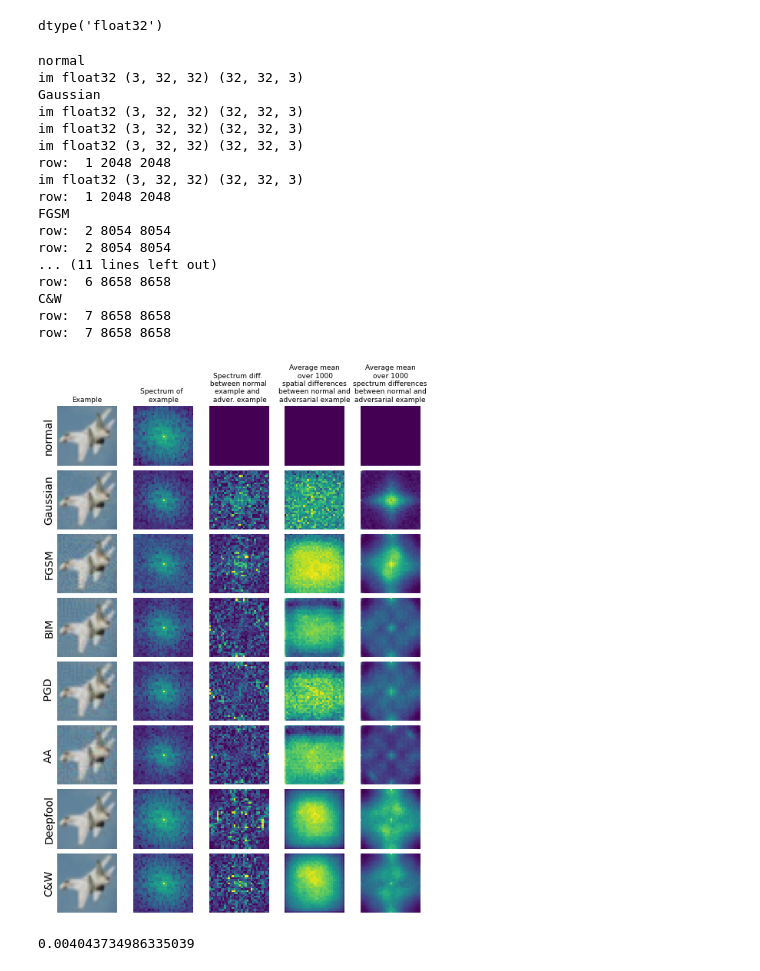
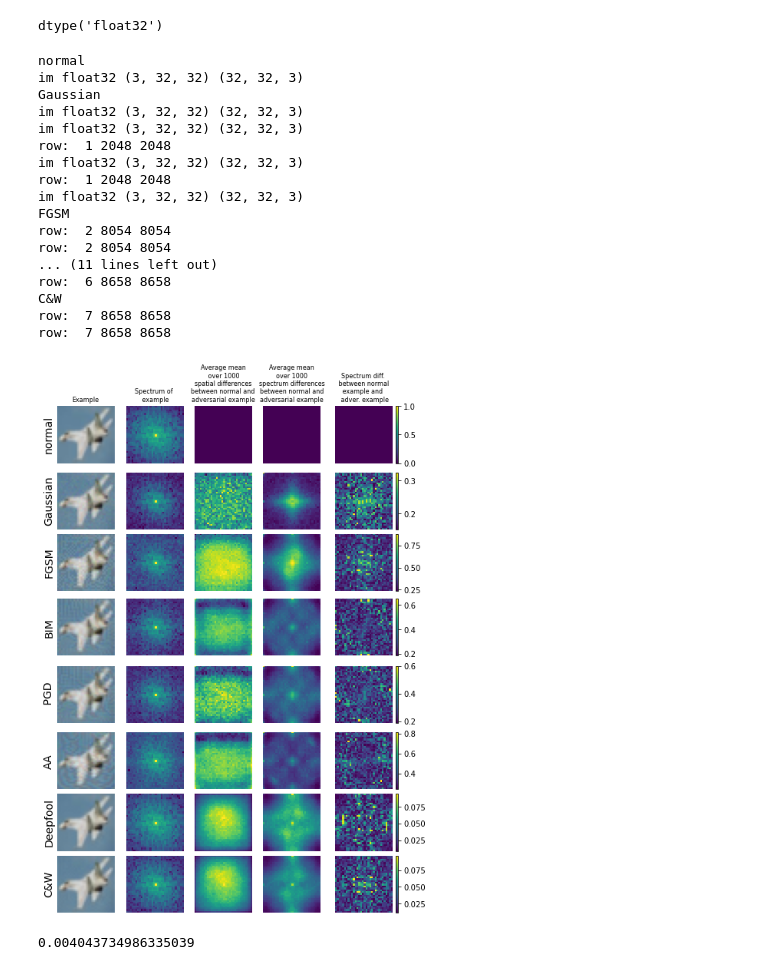
Before and after one commit to adverML/SpectralDefense, a Jupyter notebook: src/analysis/spectrum_vis_final.ipynb, the cells around one changed output. Saved outputs shown, nothing was run; the diff lists cells and outputs as text; code cells hidden in the pictures.

```diff
--- a/src/analysis/spectrum_vis_final.ipynb
+++ b/src/analysis/spectrum_vis_final.ipynb
@@ -372,7 +375,7 @@ nr_accumulated = 1000
 rows = 8
 cols = 5
 noise_typ = "gauss"
-fontsize_col=9
+fontsize_col=8
 
 fig, axes = plt.subplots(rows, cols, figsize=(7,10), constrained_layout=True,)
 # fig, axes = plt.subplots(7,3, figsize=(7,14), gridspec_kw={'wspace':0.1, 'hspace':0.1, 'top':0.9,'bottom':0.11})
@@ -422,26 +425,15 @@ for row in range(rows):
             magnitude_spectrum = calc_magnitude_spectrum(fshift0, scale_factor=5, unit=1)
 
             ax.matshow( np.abs(magnitude_spectrum),  )
+            # ax.matshow( magnitude_spectrum,  )
             ax.set_xticks([])
             ax.set_yticks([])
             if row == 0:
                 ax.set_title('Spectrum of \n example', fontsize=fontsize_col)
 
-        if col == 2:
-            spec_dif = np.abs(ad_fft - fft)
-            if row == 0:
-                im_spec = ax.imshow(np.zeros((32,32)), vmin=0,)
-            else:
-                im_spec = ax.matshow(spec_dif, )
-                ax.set_xticks([])
-                ax.set_yticks([])
-
-            if row== 0:
-                ax.set_title('Spectrum diff. \n between normal \n example and  \n adver. example', fontsize=fontsize_col)
-                # ax.set_title('|fft(Exa)-fft(Adv)|', fontsize=fontsize_col)
 
 
-        if col == 3:
+        if col == 2:
             if row == 0:
                 # ax.set_title('$|Exa_i-Adv_i|_i / n$'.format(nr_accumulated), fontsize=fontsize_col)
                 ax.set_title('Average mean\n over {}\nspatial differences\nbetween normal and\nadversarial example'.format(nr_accumulated), fontsize=fontsize_col)
@@ -459,55 +451,73 @@ for row in range(rows):
                     acc_spatial = accumulated_ort(attack, ori, row, n=9, max_im=nr_accumulated)
 
                 im_acc = ax.matshow( acc_spatial.sum(axis=0) )
+
             ax.set_xticks([])
             ax.set_yticks([])
 
-        if col == 4:
+        if col == 3:
             if row == 0:
                 # ax.set_title('Accum Spec {}'.format(nr_accumulated))
                 ax.set_title('Average mean\nover {}\nspectrum differences\nbetween normal and\nadversarial example'.format(nr_accumulated), fontsize=fontsize_col)
                 # ax.set_title('$|fft(Exa_i)-fft(Adv_i)|_i / n$'.format(nr_accumulated), fontsize=fontsize_col)
-                im_acc = ax.matshow(np.zeros((32,32)), )
+                # im_acc = ax.imshow(np.zeros((32,32)))
+                im_acc = ax.imshow(np.zeros((32,32)),vmin=0, vmax=1)
             else:
                 print("row: ", row, len(origs[row]), len(attack))
                 ori = origs[row]
                 if MAX_PROJ:
-                    acc_im = accumulated(attack, ori, row, n=9, max_im=nr_accumulated)
+                    acc_im = accumulated_mean(attack, ori, row, n=9, max_im=nr_accumulated)
                 else:
                     if row == 1:
                         acc_im = accumulated_mean(ori   , ori, row, n=9, max_im=nr_accumulated, noise_typ=noise_typ )
                     else:
                         acc_im = accumulated_mean(attack, ori, row, n=9, max_im=nr_accumulated)
 
                 im_acc = ax.matshow(acc_im,  )
+
             ax.set_xticks([])
             ax.set_yticks([])
 
+
+
+        if col == 4:
+            spec_dif = np.abs(ad_fft - fft)
+            if row == 0:
+                im_spec = ax.imshow(np.zeros((32,32)),vmin=0, vmax=1)
+            else:
+                im_spec = ax.matshow(spec_dif, vmin=0,)
+                ax.set_xticks([])
+                ax.set_yticks([])
+
+            fig.colorbar(im_acc, ax=ax)
+            if row== 0:
+                ax.set_title('Spectrum diff. \n between normal \n example and  \n adver. example', fontsize=fontsize_col)
+                # ax.set_title('|fft(Exa)-fft(Adv)|', fontsize=fontsize_col)
 
 # fig.savefig('attack_compare', bbox_inches='tight', dpi=300)
 # fig.savefig('attack_compare_avg_' + str(nr_accumulated) + '.pdf', bbox_inches='tight', dpi=300)
 # fig.savefig('attack_compare_acc_' + str(nr_accumulated) + '.pdf', bbox_inches='tight', dpi=300)
 
 # fig.savefig('attack_compare.svg', bbox_inches='tight', dpi=300)
 # %% [output]
 normal
 im float32 (3, 32, 32) (32, 32, 3)
 Gaussian
 im float32 (3, 32, 32) (32, 32, 3)
 im float32 (3, 32, 32) (32, 32, 3)
+row:  1 2048 2048
 im float32 (3, 32, 32) (32, 32, 3)
 row:  1 2048 2048
 im float32 (3, 32, 32) (32, 32, 3)
-row:  1 2048 2048
 FGSM
 row:  2 8054 8054
 row:  2 8054 8054
 ... (11 lines left out)
 row:  6 8658 8658
 C&W
 row:  7 8658 8658
 row:  7 8658 8658
-[figure, old version]
+[figure, new version]
 # %%
 # fig.savefig('attacks_' + str(nr_accumulated) + '_tmp.pdf', bbox_inches='tight', dpi=300)
 # fig.savefig('attacks_' + str(nr_accumulated) + '_noise.pdf', bbox_inches='tight', dpi=300)
```
Also changed, not shown: parts of 5 cells of this notebook, 30 other files.
